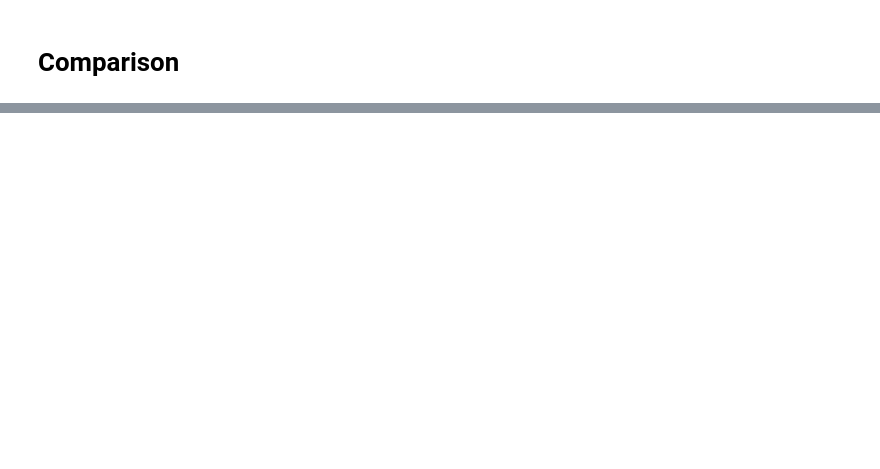
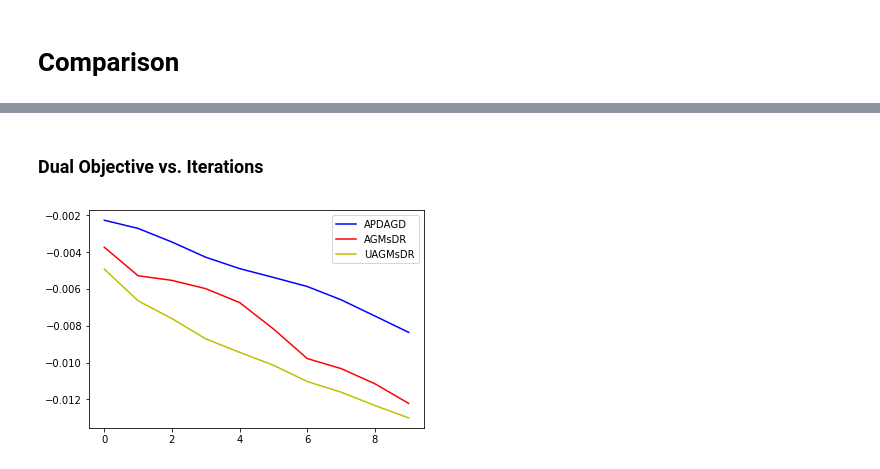
Before and after one commit to nazya/acc-alt-OT, a Jupyter notebook: main.ipynb, the cells around one changed output, grey strips where cells are left out. Saved outputs shown, nothing was run; the diff lists cells and outputs as text; code cells hidden in the pictures; blank space fills up the shorter version.

```diff
--- a/main.ipynb
+++ b/main.ipynb
@@ -822,0 +736,13 @@ leg = ax.legend();
+# %%
+N = min(N1, N2, N3)
+# %% [markdown]
+### Dual Objective vs. Iterations
+# %%
+begin = 5
+fig, ax = plt.subplots()
+ax.plot(phis1[begin:N], '-b', label='APDAGD')
+ax.plot(phis2[begin:N], '-r', label='AGMsDR')
+ax.plot(phis3[begin:N], '-y', label='UAGMsDR')
+leg = ax.legend();
+# %% [output]
+[figure, added]
```
Also changed, not shown: parts of 130 cells of this notebook.
